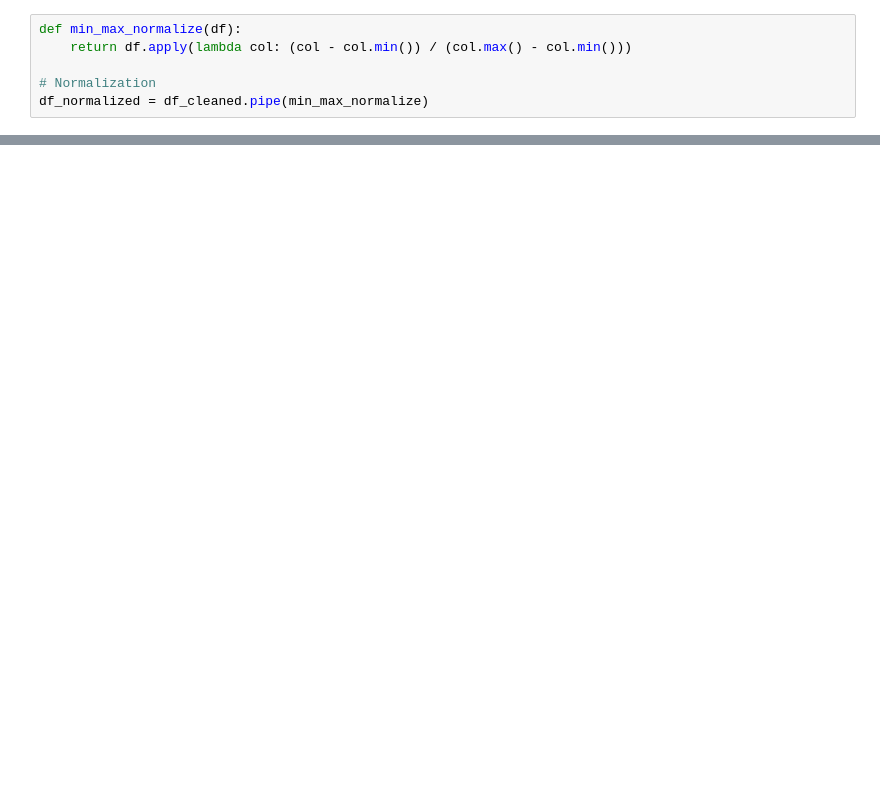
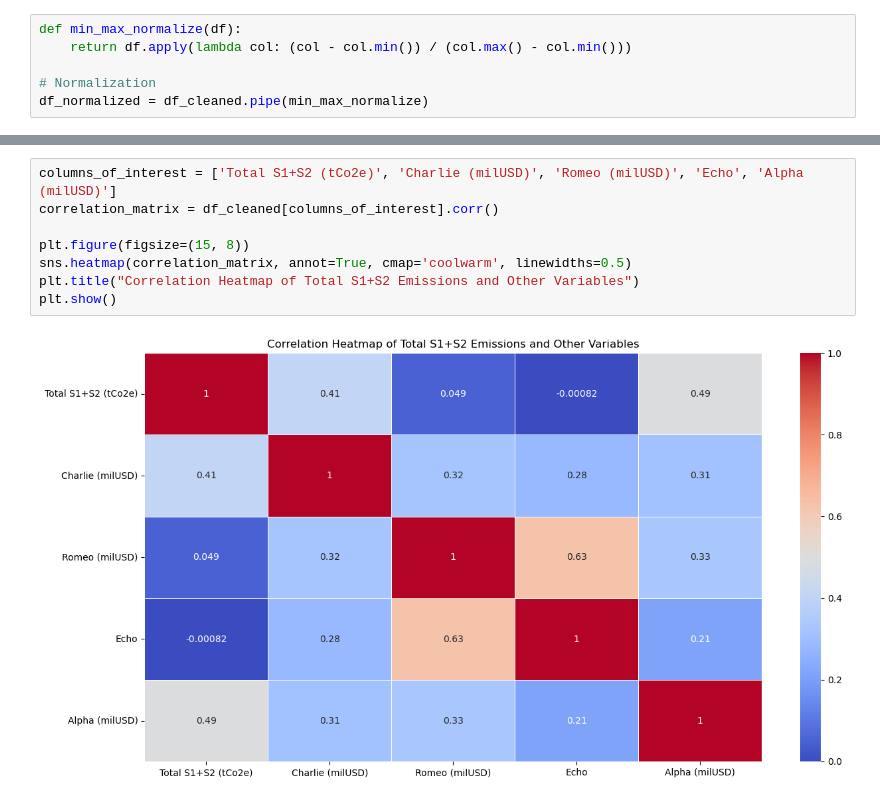
Before and after one commit to maniunix/scope_1_scope_2_emmisions, a Jupyter notebook: src/scope1_scope2_analysis.ipynb, the cells around one changed output, grey strips where cells are left out. Saved outputs shown, nothing was run; the diff lists cells and outputs as text; blank space fills up the shorter version.

```diff
--- a/src/scope1_scope2_analysis.ipynb
+++ b/src/scope1_scope2_analysis.ipynb
@@ -246,0 +261,10 @@ plt.show()
+# %%
+columns_of_interest = ['Total S1+S2 (tCo2e)', 'Charlie (milUSD)', 'Romeo (milUSD)', 'Echo', 'Alpha (milUSD)']
+correlation_matrix = df_cleaned[columns_of_interest].corr()
+
+plt.figure(figsize=(15, 8))
+sns.heatmap(correlation_matrix, annot=True, cmap='coolwarm', linewidths=0.5)
+plt.title("Correlation Heatmap of Total S1+S2 Emissions and Other Variables")
+plt.show()
+# %% [output]
+[figure, added]
```
Also changed, not shown: parts of 10 cells of this notebook.
